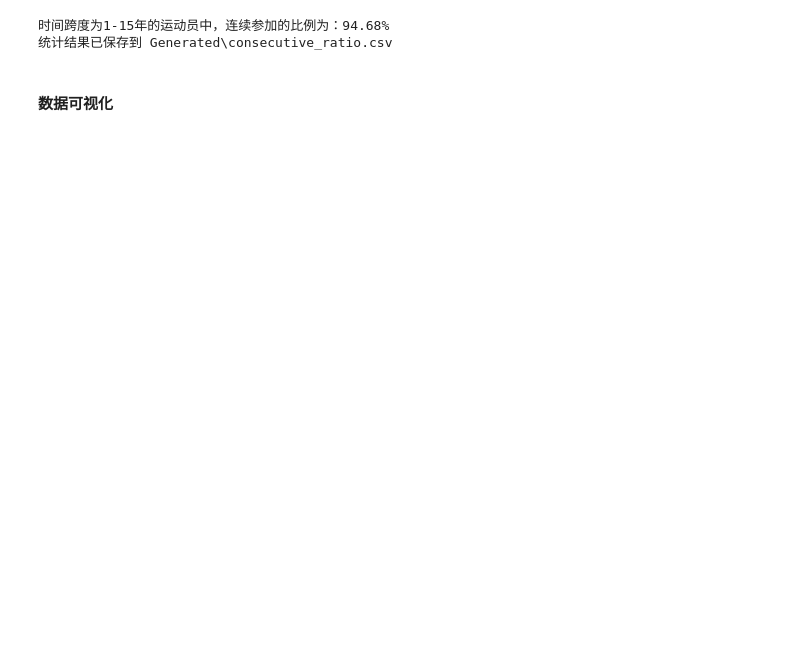
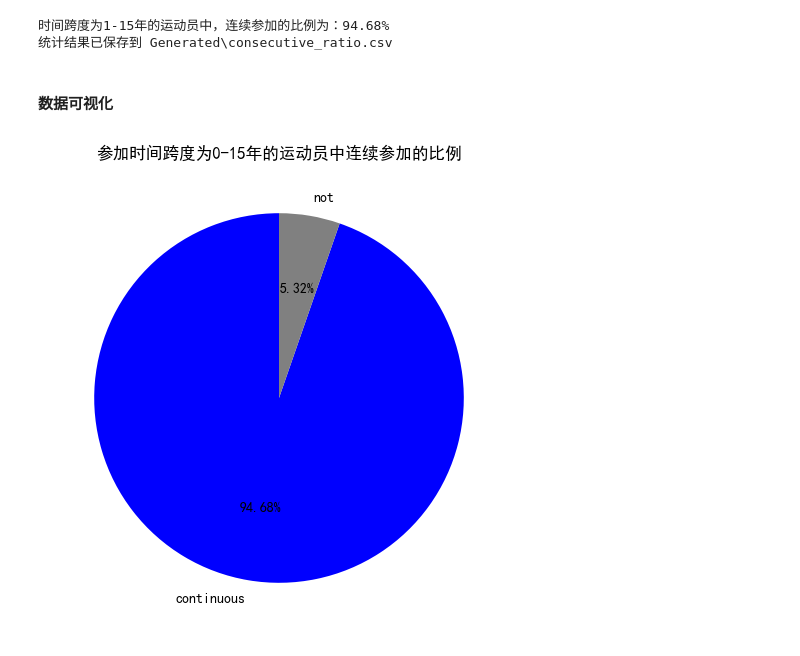
Before and after one commit to LiaoZiqi-GZFLS/2025-MCM-C, a Jupyter notebook: C.ipynb, the cells around one changed output. Saved outputs shown, nothing was run; the diff lists cells and outputs as text; code cells hidden in the pictures; blank space fills up the shorter version.

```diff
--- a/C.ipynb
+++ b/C.ipynb
@@ -664,0 +665,12 @@ plt.show()
+# %%
+# 保存组别与对应比例
+group_percentages = []
+for label, autotext in zip(labels, autotexts):
+    # 获取百分比文本并去掉百分号，转换为浮点数
+    percentage = float(autotext.get_text().strip('%'))
+    group_percentages.append((label, percentage))
+
+# 打印结果
+print("组别与对应比例：")
+for group, percentage in group_percentages:
+    print(f"{group}: {percentage:.1f}%")
@@ -796,3 +814,29 @@ print(f"统计结果已保存到 {output_path}")
 统计结果已保存到 Generated\consecutive_ratio.csv
 # %% [markdown]
 #### 数据可视化
+# %%
+# 导入必要的库
+import matplotlib.pyplot as plt
+
+# 设置支持中文的字体
+plt.rcParams['font.sans-serif'] = ['SimHei']  # 使用黑体字体
+plt.rcParams['axes.unicode_minus'] = False  # 解决负号显示问题
+
+# 数据
+percentages = [consecutive_ratio*100, (1-consecutive_ratio)*100]  # 一个百分数和剩余部分
+labels = ['continuous', 'not']  # 标签
+colors = ['blue', 'gray']  # 颜色，突出显示主要部分
+
+# 绘制饼图
+plt.figure(figsize=(6, 6))  # 设置图形大小
+plt.pie(percentages, labels=labels, colors=colors, autopct='%1.2f%%', startangle=90)
+# autopct='%1.2f%%' 表示在每个扇形上显示百分比，格式为2位小数
+# startangle=90 表示从90度（即正上方）开始绘制
+
+# 添加标题
+plt.title('参加时间跨度为0-15年的运动员中连续参加的比例')
+
+# 显示图形
+plt.show()
+# %% [output]
+[figure, added]
```
Also changed, not shown: parts of 7 cells of this notebook, 9 other files.
